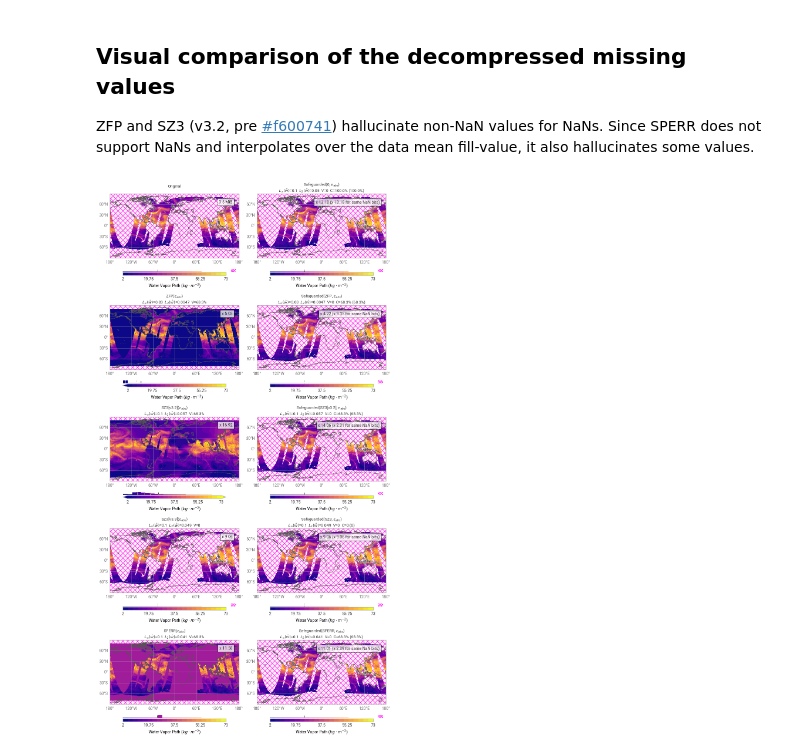
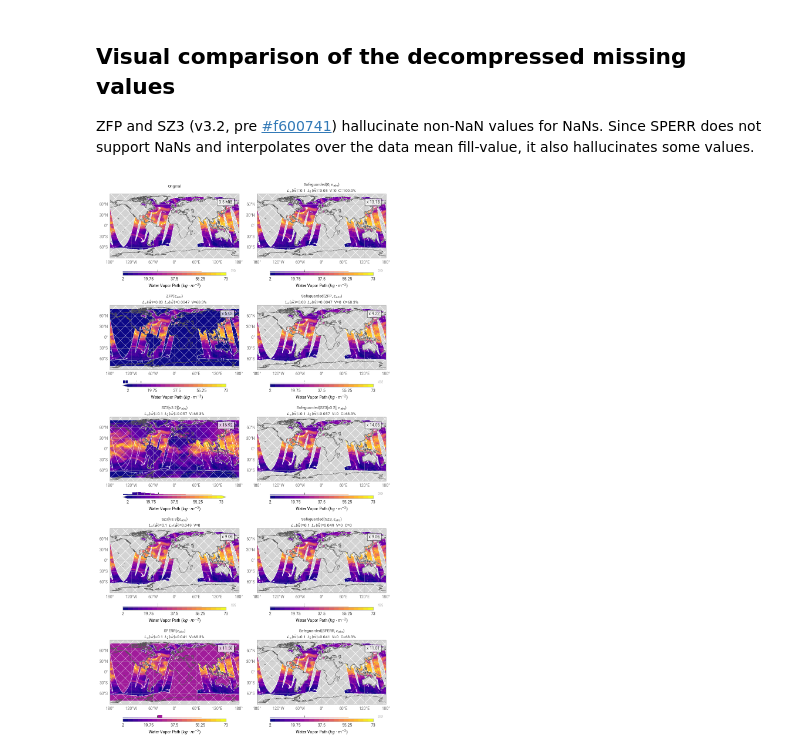
Before and after one commit to juntyr/compression-safeguards, a Jupyter notebook: examples/nan.ipynb, the cells around one changed output. Saved outputs shown, nothing was run; the diff lists cells and outputs as text; code cells hidden in the pictures.

```diff
--- a/examples/nan.ipynb
+++ b/examples/nan.ipynb
@@ -394,8 +460,6 @@ plot_wvpa(
     compressed=True,
     eb_abs=eb_abs,
     corr=wvpa_zero,
-    nan_da=wvpa_sg_nan["zero"],
-    nan_cr=wvpa_sg_nan_cr["zero"],
 )
 plot_wvpa(
     wvpa_sg["zfp.rs"],
@@ -405,43 +469,35 @@ plot_wvpa(
     compressed=True,
     eb_abs=eb_abs,
     corr=wvpa_zfp,
-    nan_da=wvpa_sg_nan["zfp.rs"],
-    nan_cr=wvpa_sg_nan_cr["zfp.rs"],
 )
 plot_wvpa(
     wvpa_sg["sz3.2.rs"],
     wvpa_sg_cr["sz3.2.rs"],
     fig.add_map(2, 1),
     r"Safeguarded(SZ3[v3.2], $\epsilon_{{abs}}$)",
     compressed=True,
     eb_abs=eb_abs,
     corr=wvpa_sz3_2,
-    nan_da=wvpa_sg_nan["sz3.2.rs"],
-    nan_cr=wvpa_sg_nan_cr["sz3.2.rs"],
 )
 plot_wvpa(
     wvpa_sg["sz3.3.rs"],
     wvpa_sg_cr["sz3.3.rs"],
     fig.add_map(3, 1),
     r"Safeguarded(SZ3, $\epsilon_{{abs}}$)",
     compressed=True,
     eb_abs=eb_abs,
     corr=wvpa_sz3_3,
-    nan_da=wvpa_sg_nan["sz3.3.rs"],
-    nan_cr=wvpa_sg_nan_cr["sz3.3.rs"],
 )
 plot_wvpa(
     wvpa_sg["sperr.rs"],
     wvpa_sg_cr["sperr.rs"],
     fig.add_map(4, 1),
     r"Safeguarded(SPERR, $\epsilon_{{abs}}$)",
     compressed=True,
     eb_abs=eb_abs,
     corr=wvpa_sperr,
-    nan_da=wvpa_sg_nan["sperr.rs"],
-    nan_cr=wvpa_sg_nan_cr["sperr.rs"],
 )
 
 fig.save("nan.pdf")
 # %% [output]
-[figure, old version]
+[figure, new version]
```
Also changed, not shown: parts of 5 cells of this notebook.
